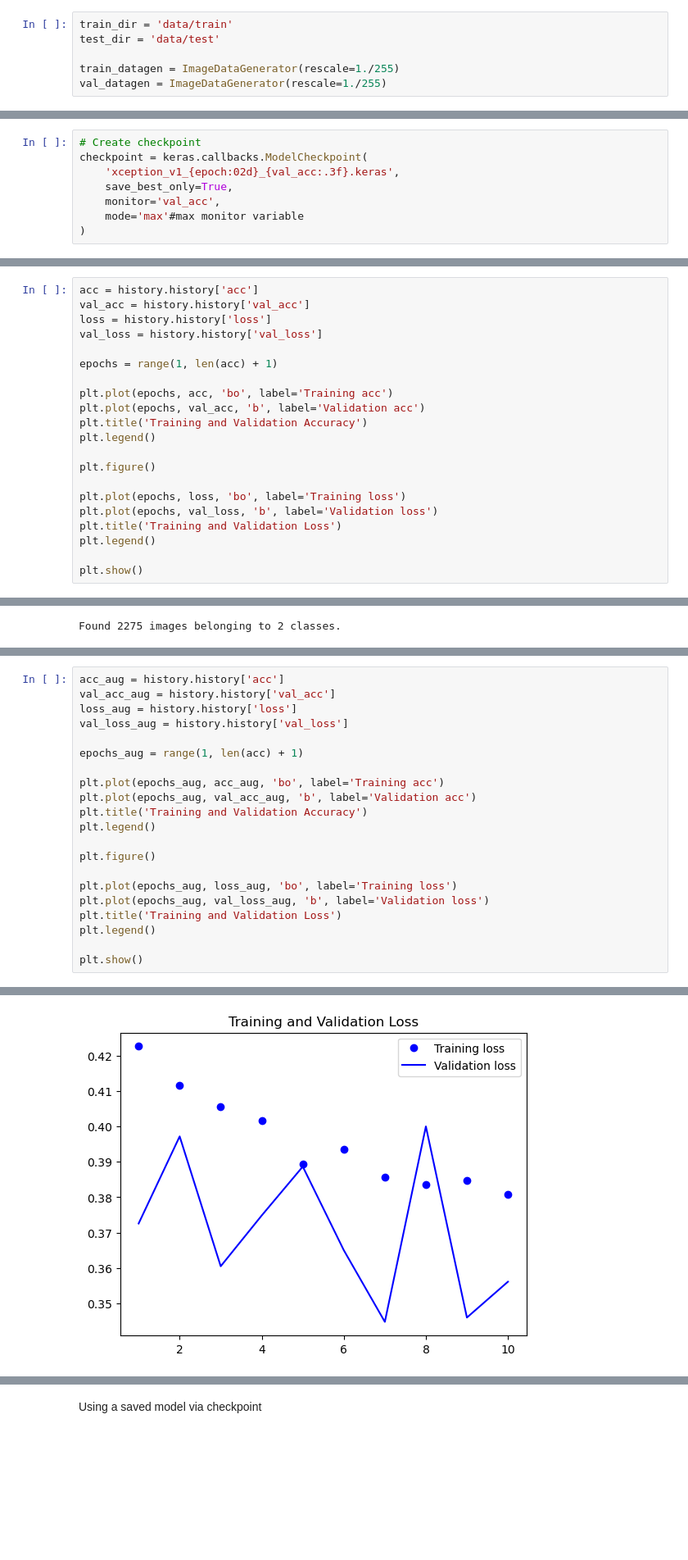
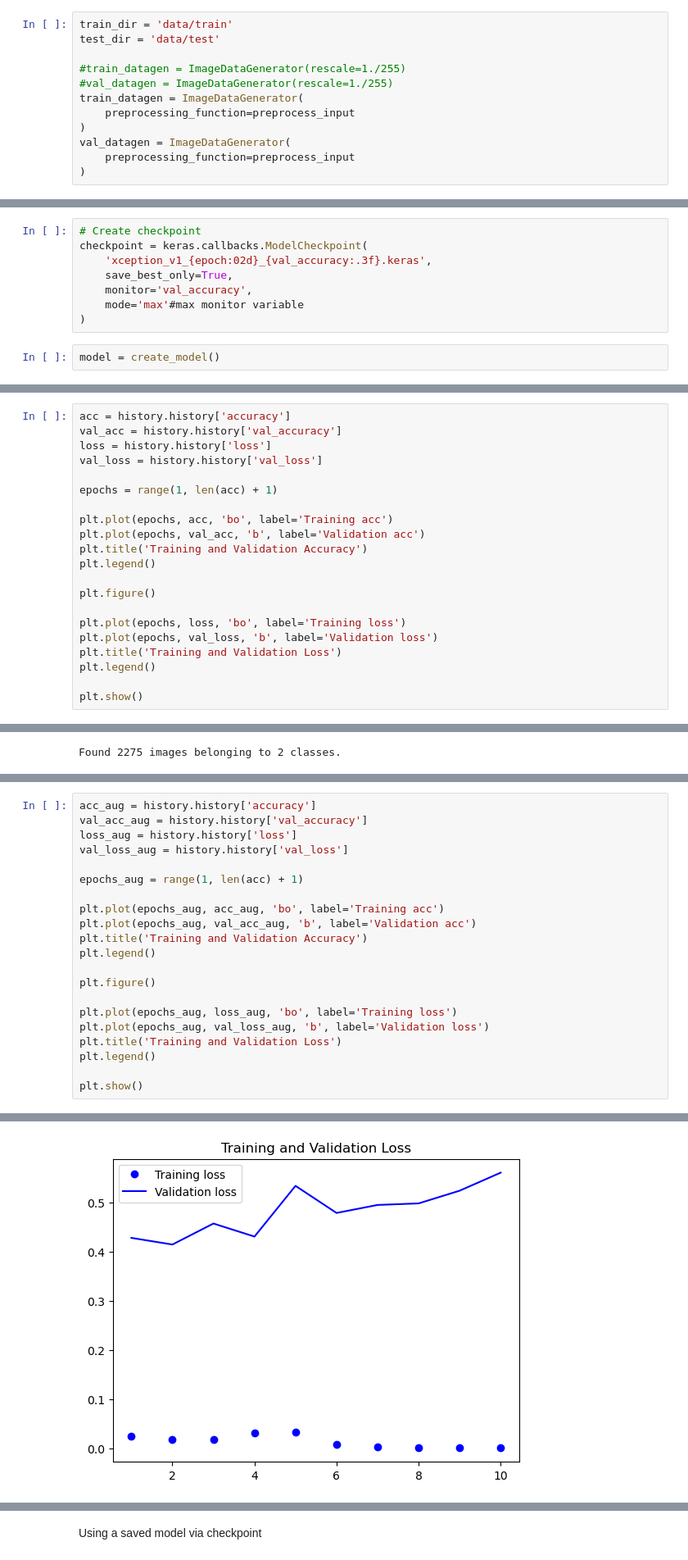
Before and after one commit to nilarte/ml-zoomcamp-capstone-2-2024, a Jupyter notebook: notebook.ipynb, the cells around one changed output, grey strips where cells are left out. Shown: that part at 82% size. Drawn from its saved outputs; the diff is of its cells as text; blank space fills up the shorter version.

Commit message:
shift to imagent trasfer learning model

```diff
--- a/notebook.ipynb
+++ b/notebook.ipynb
@@ -98,8 +144,14 @@ Model: "sequential_2"
 train_dir = 'data/train'
 test_dir = 'data/test'
 
-train_datagen = ImageDataGenerator(rescale=1./255)
-val_datagen = ImageDataGenerator(rescale=1./255)
+#train_datagen = ImageDataGenerator(rescale=1./255)
+#val_datagen = ImageDataGenerator(rescale=1./255)
+train_datagen = ImageDataGenerator(
+    preprocessing_function=preprocess_input
+)
+val_datagen = ImageDataGenerator(
+    preprocessing_function=preprocess_input
+)
 # %%
 train_generator = train_datagen.flow_from_directory(
     train_dir,
@@ -129,11 +185,13 @@ labels batch shape: (20,)
 # %%
 # Create checkpoint
 checkpoint = keras.callbacks.ModelCheckpoint(
-    'xception_v1_{epoch:02d}_{val_acc:.3f}.keras',
+    'xception_v1_{epoch:02d}_{val_accuracy:.3f}.keras',
     save_best_only=True,
-    monitor='val_acc',
+    monitor='val_accuracy',
     mode='max'#max monitor variable
 )
+# %%
+model = create_model()
 # %%
 history = model.fit(
     train_generator,
@@ -164,6 +230,6 @@ Epoch 10/10
 # %%
-acc = history.history['acc']
-val_acc = history.history['val_acc']
+acc = history.history['accuracy']
+val_acc = history.history['val_accuracy']
 loss = history.history['loss']
 val_loss = history.history['val_loss']
 
@@ -256,6 +322,6 @@ Epoch 10/10
 # %%
-acc_aug = history.history['acc']
-val_acc_aug = history.history['val_acc']
+acc_aug = history.history['accuracy']
+val_acc_aug = history.history['val_accuracy']
 loss_aug = history.history['loss']
 val_loss_aug = history.history['val_loss']
 
@@ -279,4 +345,4 @@ plt.show()
-[figure, old version]
+[figure, new version]
 # %%
 loss_mean_aug = np.mean(val_loss_aug)
 loss_mean_aug
```
Also changed, not shown: parts of 24 cells of this notebook, 1 other file.
